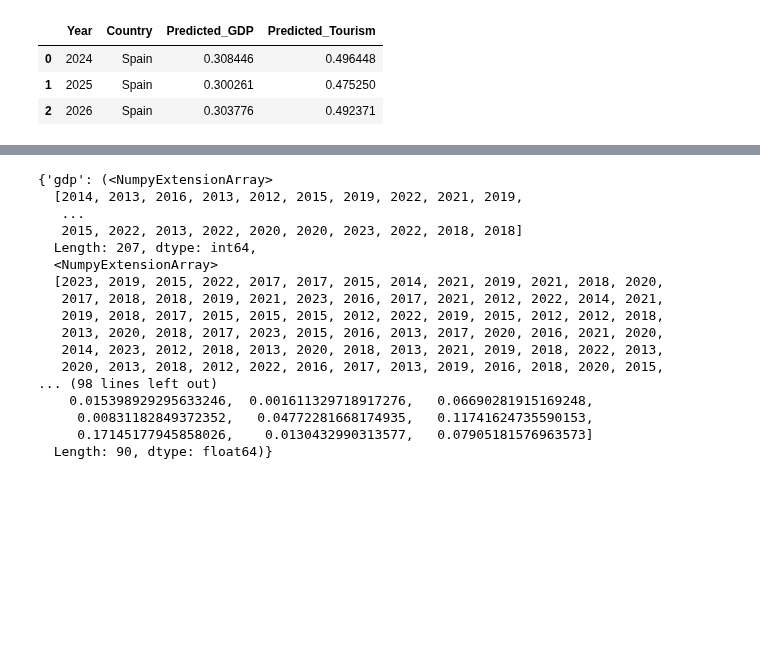
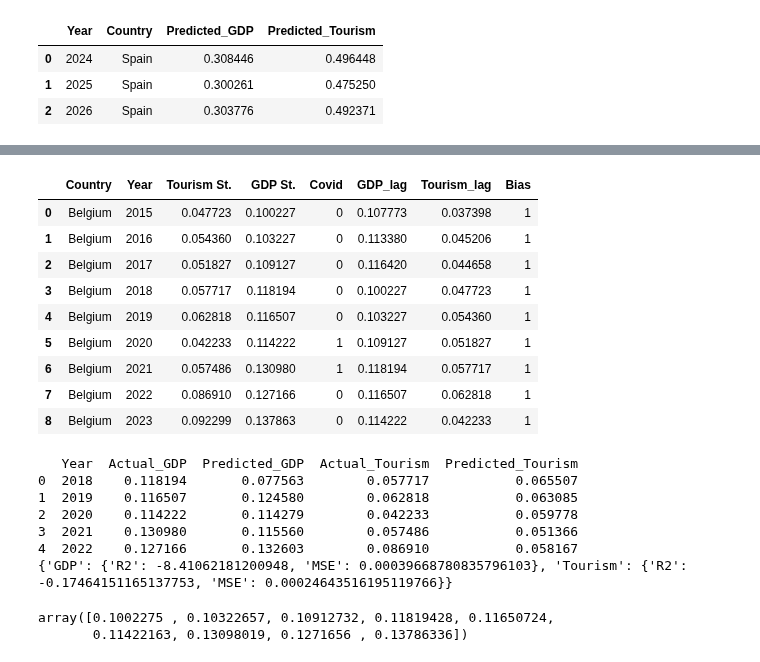
Before and after one commit to swbehan/RoadQualityWork, a Jupyter notebook: datasets/preprocessed-datasets/time_series_predictions.ipynb, the cells around one changed output, grey strips where cells are left out. Cells and saved outputs as stored; diff of their text form; code cells hidden in the pictures; blank space fills up the shorter version.

```diff
--- a/datasets/preprocessed-datasets/time_series_predictions.ipynb
+++ b/datasets/preprocessed-datasets/time_series_predictions.ipynb
@@ -344,20 +276,0 @@ def train_test(data):
-# %%
-train_test(data)
-# %% [output]
-{'gdp': (<NumpyExtensionArray>
-  [2014, 2013, 2016, 2013, 2012, 2015, 2019, 2022, 2021, 2019,
-   ...
-   2015, 2022, 2013, 2022, 2020, 2020, 2023, 2022, 2018, 2018]
-  Length: 207, dtype: int64,
-  <NumpyExtensionArray>
-  [2023, 2019, 2015, 2022, 2017, 2017, 2015, 2014, 2021, 2019, 2021, 2018, 2020,
-   2017, 2018, 2018, 2019, 2021, 2023, 2016, 2017, 2021, 2012, 2022, 2014, 2021,
-   2019, 2018, 2017, 2015, 2015, 2015, 2012, 2022, 2019, 2015, 2012, 2012, 2018,
-   2013, 2020, 2018, 2017, 2023, 2015, 2016, 2013, 2017, 2020, 2016, 2021, 2020,
-   2014, 2023, 2012, 2018, 2013, 2020, 2018, 2013, 2021, 2019, 2018, 2022, 2013,
-   2020, 2013, 2018, 2012, 2022, 2016, 2017, 2013, 2019, 2016, 2018, 2020, 2015,
-... (98 lines left out)
-    0.015398929295633246,  0.001611329718917276,   0.06690281915169248,
-     0.00831182849372352,   0.04772281668174935,   0.11741624735590153,
-     0.17145177945858026,    0.0130432990313577,   0.07905181576963573]
-  Length: 90, dtype: float64)}
@@ -365,0 +323,37 @@ visualization(data_not_st, forecast)
+# %%
+country_df = data[data['Country'] == 'Belgium'].copy()
+country_df = get_lag_columns(country_df, lag = 3)
+country_df
+# %% [output]
+|  | Country | Year | Tourism St. | GDP St. | Covid | GDP_lag | Tourism_lag | Bias |
+| 0 | Belgium | 2015 | 0.047723 | 0.100227 | 0 | 0.107773 | 0.037398 | 1 |
+| 1 | Belgium | 2016 | 0.054360 | 0.103227 | 0 | 0.113380 | 0.045206 | 1 |
+| 2 | Belgium | 2017 | 0.051827 | 0.109127 | 0 | 0.116420 | 0.044658 | 1 |
+| 3 | Belgium | 2018 | 0.057717 | 0.118194 | 0 | 0.100227 | 0.047723 | 1 |
+| 4 | Belgium | 2019 | 0.062818 | 0.116507 | 0 | 0.103227 | 0.054360 | 1 |
+| 5 | Belgium | 2020 | 0.042233 | 0.114222 | 1 | 0.109127 | 0.051827 | 1 |
+| 6 | Belgium | 2021 | 0.057486 | 0.130980 | 1 | 0.118194 | 0.057717 | 1 |
+| 7 | Belgium | 2022 | 0.086910 | 0.127166 | 0 | 0.116507 | 0.062818 | 1 |
+| 8 | Belgium | 2023 | 0.092299 | 0.137863 | 0 | 0.114222 | 0.042233 | 1 |
+# %%
+pred_df = cross_validate_time_series(country_df, lag = 3)
+metrics = evaluate_predictions(pred_df)
+
+print(pred_df)
+print(metrics)
+# %% [output]
+   Year  Actual_GDP  Predicted_GDP  Actual_Tourism  Predicted_Tourism
+0  2018    0.118194       0.077563        0.057717           0.065507
+1  2019    0.116507       0.124580        0.062818           0.063085
+2  2020    0.114222       0.114279        0.042233           0.059778
+3  2021    0.130980       0.115560        0.057486           0.051366
+4  2022    0.127166       0.132603        0.086910           0.058167
+{'GDP': {'R2': -8.41062181200948, 'MSE': 0.00039668780835796103}, 'Tourism': {'R2': -0.17464151165137753, 'MSE': 0.00024643516195119766}}
+# %%
+X = country_df[['Bias', 'GDP_lag', 'Tourism_lag']].values
+y_gdp = country_df['GDP St.'].values
+y_tourism = country_df['Tourism St.'].values
+y_gdp
+# %% [output]
+array([0.1002275 , 0.10322657, 0.10912732, 0.11819428, 0.11650724,
+       0.11422163, 0.13098019, 0.1271656 , 0.13786336])
```
Also changed, not shown: parts of 13 cells of this notebook, 1 other file.
